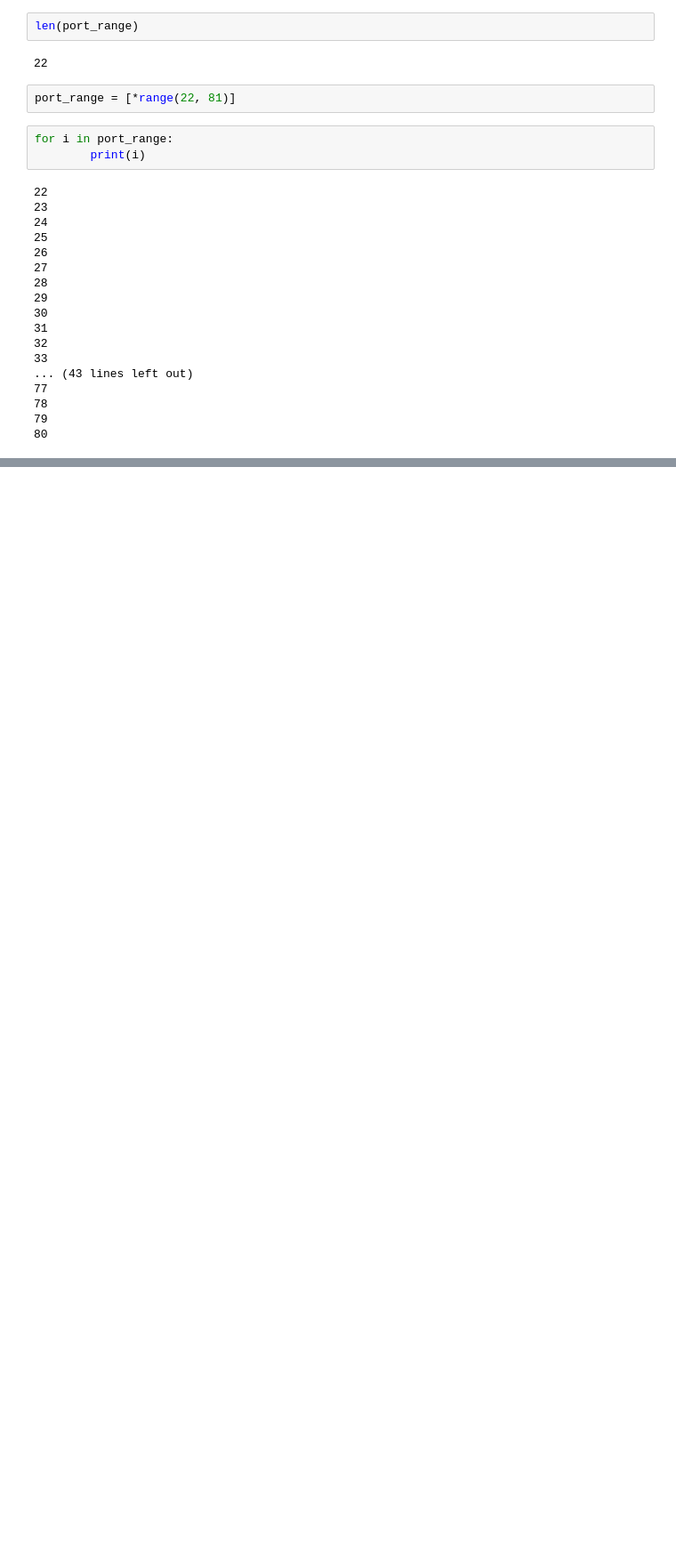
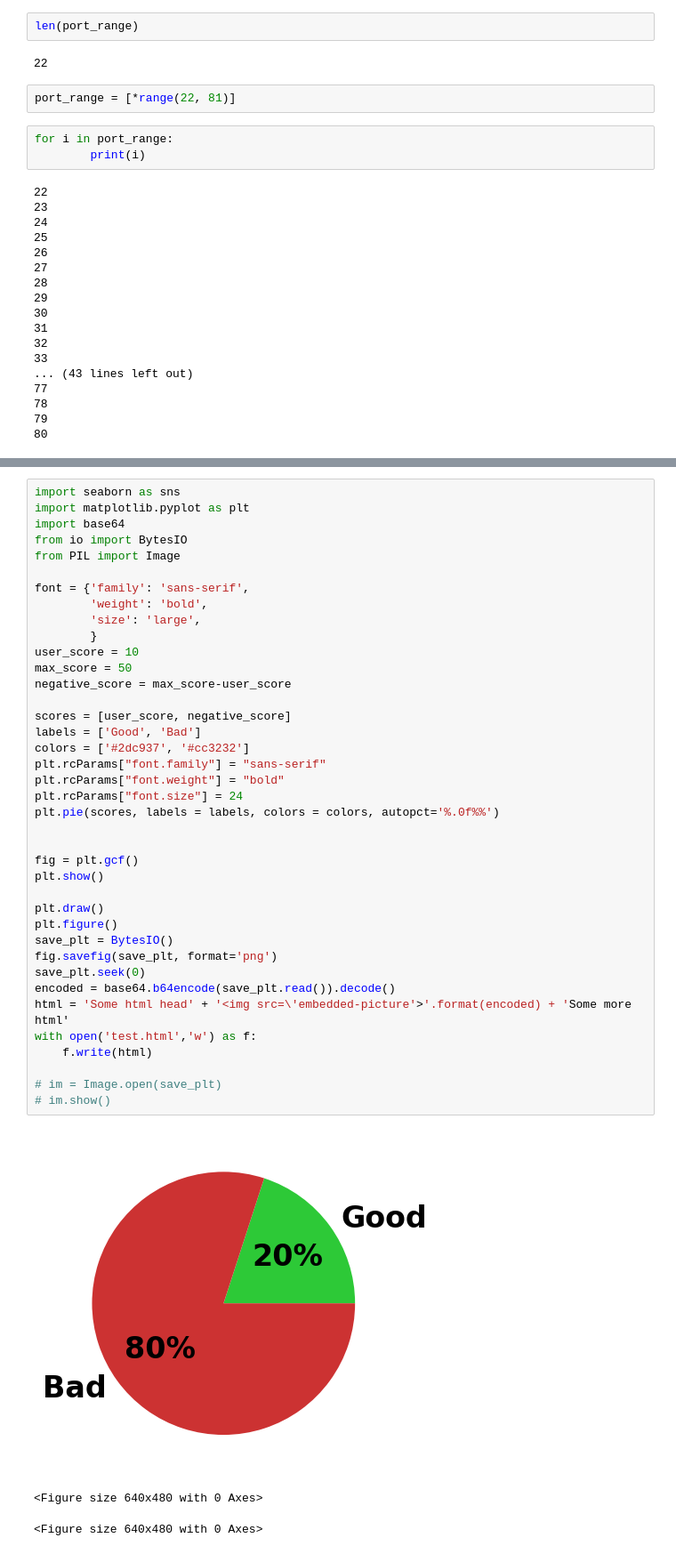
Before and after one commit to tjhornsb/CS5472_AdvTopicsInCyberSec_SecurityReportCardHealthCheckScript_FinalProject, a Jupyter notebook: Untitled.ipynb, the cells around one changed output, grey strips where cells are left out. Shown at 89% size. Drawn from its saved outputs; the diff is of its cells as text; blank space fills up the shorter version.

```diff
--- a/Untitled.ipynb
+++ b/Untitled.ipynb
@@ -301,0 +430,43 @@ for i in port_range:
+# %%
+import seaborn as sns
+import matplotlib.pyplot as plt
+import base64
+from io import BytesIO
+from PIL import Image
+
+font = {'family': 'sans-serif',
+        'weight': 'bold',
+        'size': 'large',
+        }
+user_score = 10
+max_score = 50
+negative_score = max_score-user_score
+
+scores = [user_score, negative_score]
+labels = ['Good', 'Bad']
+colors = ['#2dc937', '#cc3232']
+plt.rcParams["font.family"] = "sans-serif"
+plt.rcParams["font.weight"] = "bold"
+plt.rcParams["font.size"] = 24
+plt.pie(scores, labels = labels, colors = colors, autopct='%.0f%%')
+
+
+fig = plt.gcf()
+plt.show()
+
+plt.draw()
+plt.figure()
+save_plt = BytesIO()
+fig.savefig(save_plt, format='png')
+save_plt.seek(0)
+encoded = base64.b64encode(save_plt.read()).decode()
+html = 'Some html head' + '<img src=\'embedded-picture'>'.format(encoded) + 'Some more html'
+with open('test.html','w') as f:
+    f.write(html)
+
+# im = Image.open(save_plt)
+# im.show()
+# %% [output]
+[figure, added]
+<Figure size 640x480 with 0 Axes>
+<Figure size 640x480 with 0 Axes>
```
Also changed, not shown: parts of 6 cells of this notebook, 3 other files.
